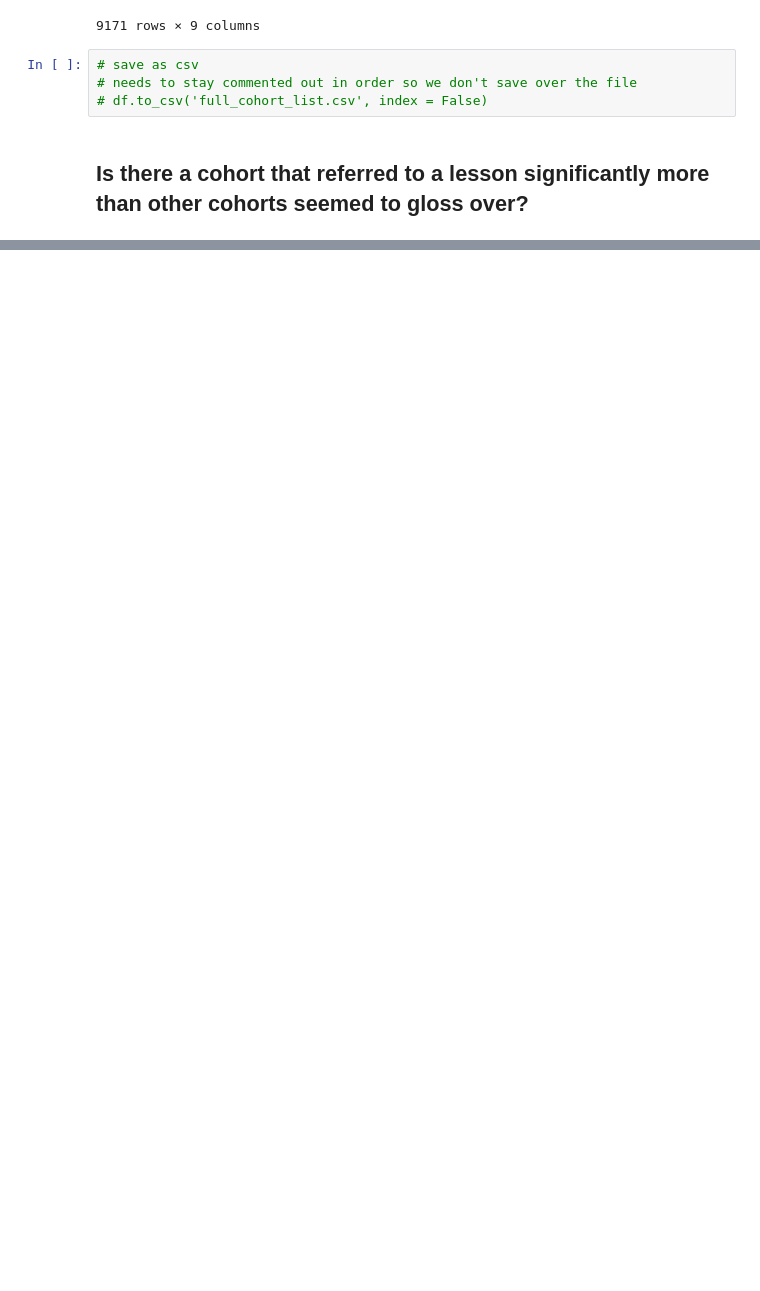
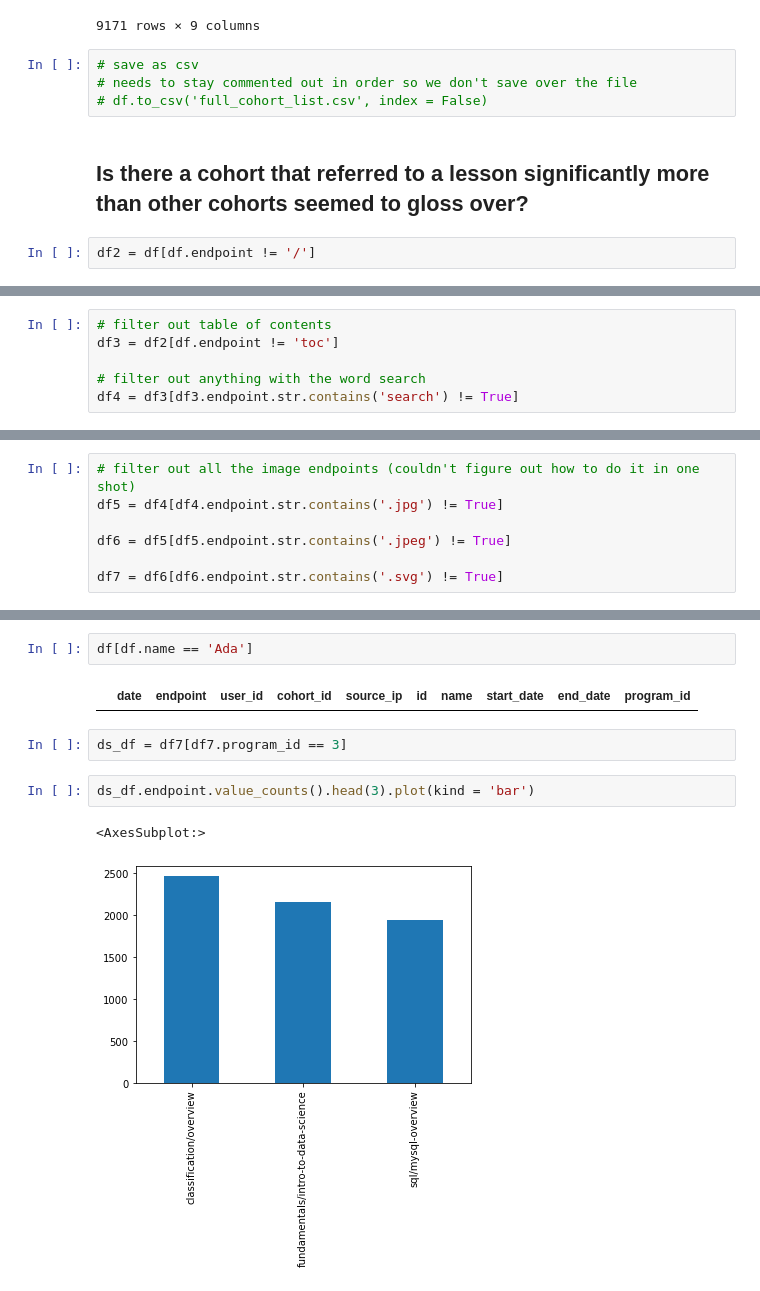
Before and after one commit to Florence-Team-8/anomaly-detection-project, a Jupyter notebook: heathers_notebook.ipynb, the cells around one changed output, grey strips where cells are left out. Drawn from its saved outputs; the diff is of its cells as text; blank space fills up the shorter version.

```diff
--- a/heathers_notebook.ipynb
+++ b/heathers_notebook.ipynb
@@ -220,4 +220,6 @@ df[df['name'] == 'Germain']
 # df.to_csv('full_cohort_list.csv', index = False)
 # %% [markdown]
 ## Is there a cohort that referred to a lesson significantly more than other cohorts seemed to gloss over?
+# %%
+df2 = df[df.endpoint != '/']
 # %%
@@ -232,0 +258,6 @@ for prog in program_list:
+# %%
+# filter out table of contents
+df3 = df2[df.endpoint != 'toc']
+
+# filter out anything with the word search
+df4 = df3[df3.endpoint.str.contains('search') != True]
@@ -232,0 +290,7 @@ for prog in program_list:
+# %%
+# filter out all the image endpoints (couldn't figure out how to do it in one shot)
+df5 = df4[df4.endpoint.str.contains('.jpg') != True]
+
+df6 = df5[df5.endpoint.str.contains('.jpeg') != True]
+
+df7 = df6[df6.endpoint.str.contains('.svg') != True]
@@ -232,0 +342,11 @@ for prog in program_list:
+# %%
+df[df.name == 'Ada']
+# %% [output]
+|  | date | endpoint | user_id | cohort_id | source_ip | id | name | start_date | end_date | program_id |
+# %%
+ds_df = df7[df7.program_id == 3]
+# %%
+ds_df.endpoint.value_counts().head(3).plot(kind = 'bar')
+# %% [output]
+<AxesSubplot:>
+[figure, added]
```
Also changed, not shown: parts of 21 cells of this notebook.
